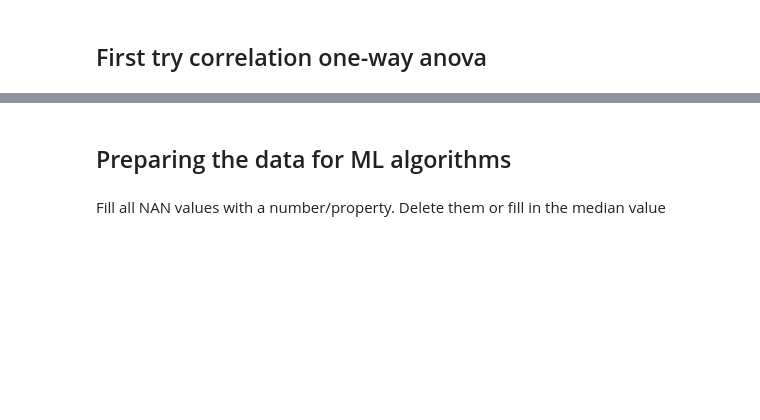
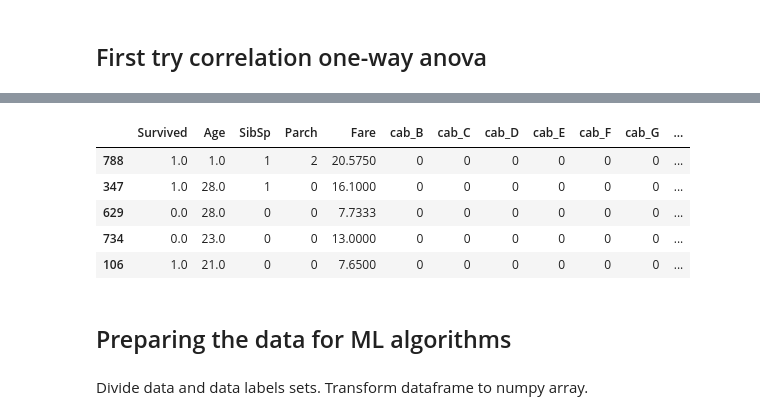
Before and after one commit to AnaRuizS/CSmachineLearning, a Jupyter notebook: Ml_titanic.ipynb, the cells around one changed output, grey strips where cells are left out. Saved outputs shown, nothing was run; the diff lists cells and outputs as text; code cells hidden in the pictures; blank space fills up the shorter version.

Commit message:
Changing order, trying models

```diff
--- a/Ml_titanic.ipynb
+++ b/Ml_titanic.ipynb
@@ -176,0 +195,6 @@ strat_train_set.boxplot("Parch", by ='Survived')
+# %%
+from sklearn.model_selection import StratifiedShuffleSplit
+split= StratifiedShuffleSplit(n_splits=1, test_size=0.2, random_state=42)
+for train_index, test_index in split.split(titanic_train, titanic_train['sex_male']):
+    strat_titanic_train=titanic_train.loc[train_index]
+    strat_titanic_test=titanic_train.loc[test_index]
@@ -177,5 +217,14 @@ strat_train_set.boxplot("Parch", by ='Survived')
+# %%
+strat_titanic_train.head()
+# %% [output]
+|  | Survived | Age | SibSp | Parch | Fare | cab_B | cab_C | cab_D | cab_E | cab_F | cab_G | ... |
+| 788 | 1.0 | 1.0 | 1 | 2 | 20.5750 | 0 | 0 | 0 | 0 | 0 | 0 | ... |
+| 347 | 1.0 | 28.0 | 1 | 0 | 16.1000 | 0 | 0 | 0 | 0 | 0 | 0 | ... |
+| 629 | 0.0 | 28.0 | 0 | 0 | 7.7333 | 0 | 0 | 0 | 0 | 0 | 0 | ... |
+| 734 | 0.0 | 23.0 | 0 | 0 | 13.0000 | 0 | 0 | 0 | 0 | 0 | 0 | ... |
+| 106 | 1.0 | 21.0 | 0 | 0 | 7.6500 | 0 | 0 | 0 | 0 | 0 | 0 | ... |
 # %% [markdown]
 ## Preparing the data for ML algorithms
-# %% [markdown]
-Fill all NAN values with a number/property. Delete them or fill in the median value
+# %% [markdown]
+Divide data and data labels sets. Transform dataframe to numpy array.
 # %%
```
Also changed, not shown: parts of 76 cells of this notebook.
